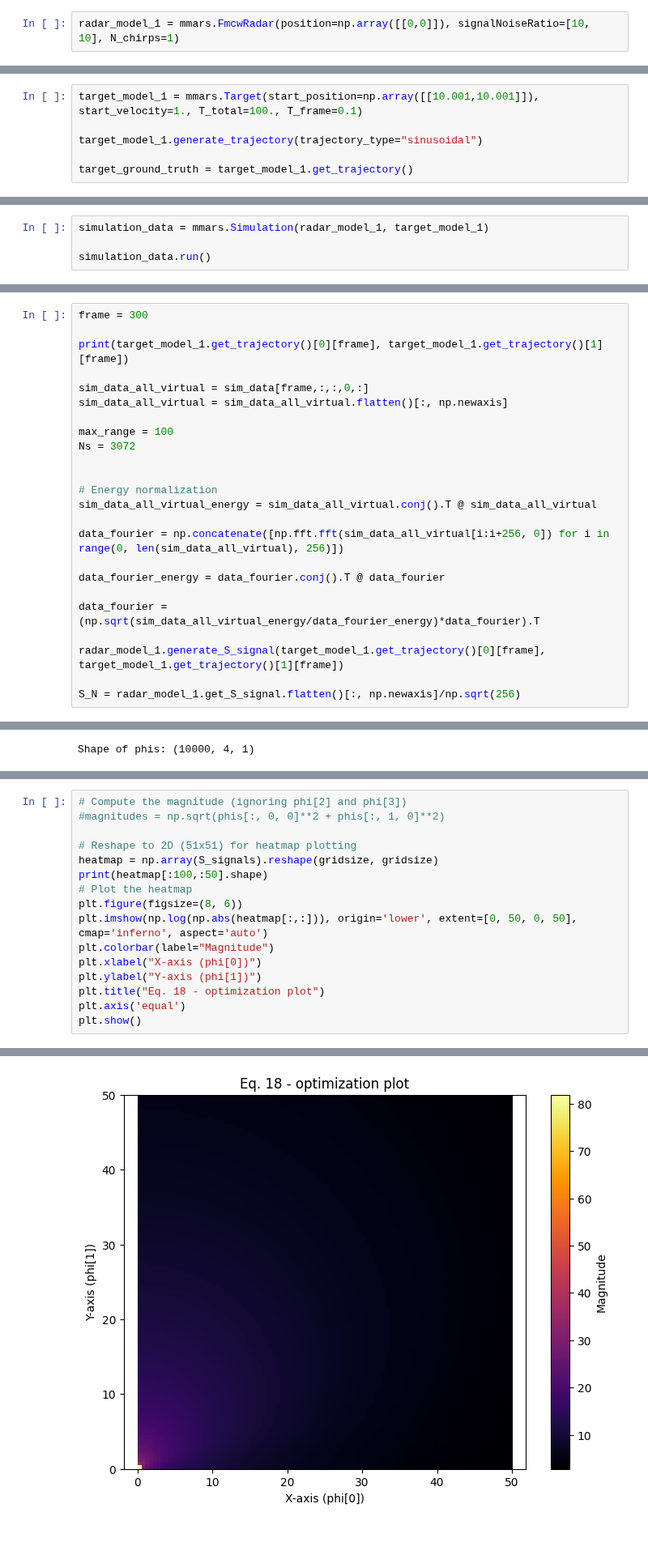
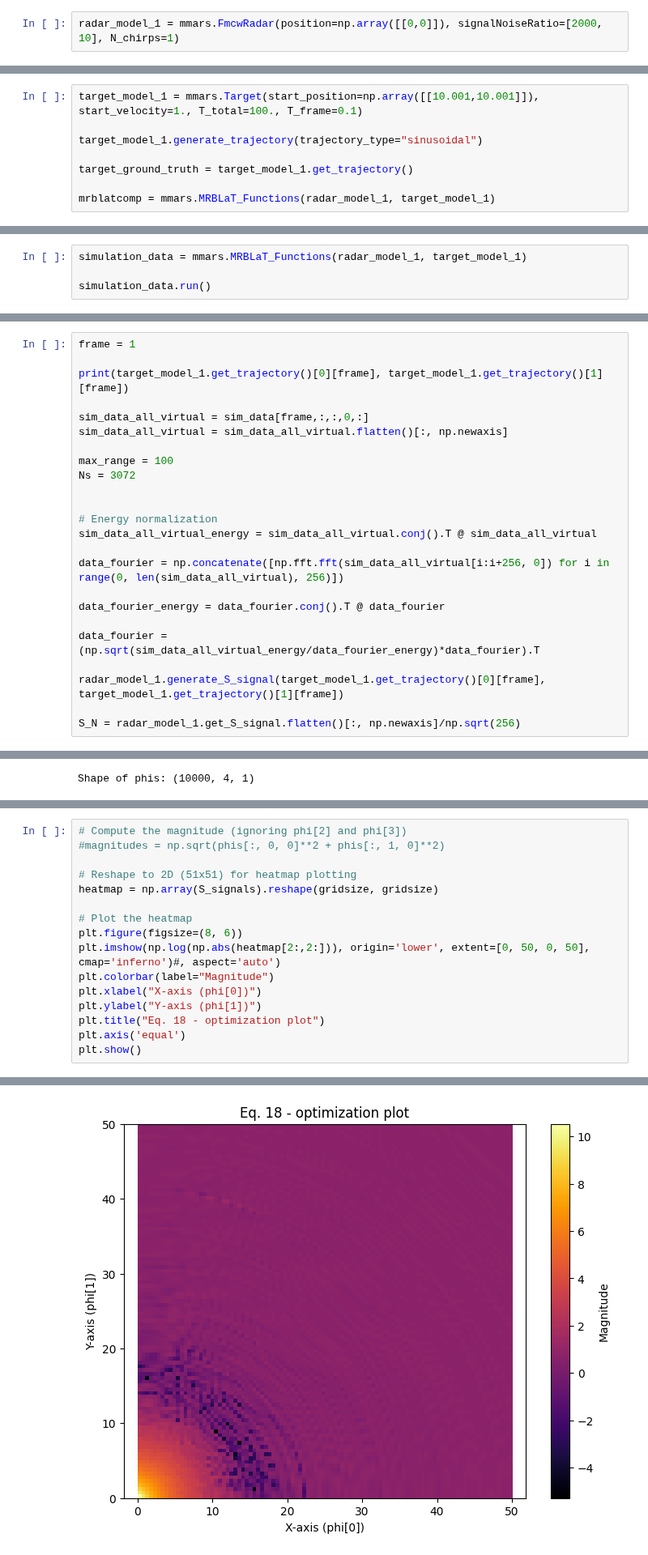
Before and after one commit to RHIMMELAND/MMARS, a Jupyter notebook: examples/MRBLaT_test.ipynb, the cells around one changed output, grey strips where cells are left out. Shown at 81% size. Cells and saved outputs as stored; diff of their text form.

Commit message:
Newest test file for MRBLaT

```diff
--- a/examples/MRBLaT_test.ipynb
+++ b/examples/MRBLaT_test.ipynb
@@ -42,5 +27,5 @@ plt.plot(np.abs(mrblatcomp.sinc(0,90).T))
 # %%
-radar_model_1 = mmars.FmcwRadar(position=np.array([[0,0]]), signalNoiseRatio=[10, 10], N_chirps=1)
+radar_model_1 = mmars.FmcwRadar(position=np.array([[0,0]]), signalNoiseRatio=[2000, 10], N_chirps=1)
 # %% [output]
 [[-0.02336045  0.        ]
  [-0.01557363  0.        ]
@@ -57,13 +42,15 @@ target_model_1 = mmars.Target(start_position=np.array([[10.001,10.001]]), start_
 target_model_1.generate_trajectory(trajectory_type="sinusoidal")
 
 target_ground_truth = target_model_1.get_trajectory()
+
+mrblatcomp = mmars.MRBLaT_Functions(radar_model_1, target_model_1)
 # %%
 plt.plot(target_ground_truth[0], target_ground_truth[1], label="Ground Truth", color="blue")
 # %% [output]
 [<matplotlib.lines.Line2D at 0x...>]
 [figure]
 # %%
-simulation_data = mmars.Simulation(radar_model_1, target_model_1)
+simulation_data = mmars.MRBLaT_Functions(radar_model_1, target_model_1)
 
 simulation_data.run()
 # %% [output]
@@ -71,7 +58,7 @@ Running simulation with <mmars.fmcwRadar.FmcwRadar object at 0x...> and <mmars.t
 # %%
 sim_data = simulation_data.get_data()
 # %%
-frame = 300
+frame = 1
 
 print(target_model_1.get_trajectory()[0][frame], target_model_1.get_trajectory()[1][frame])
 
@@ -260,10 +231,10 @@ for n in tqdm(range(len(phis))):
 
 # Reshape to 2D (51x51) for heatmap plotting
 heatmap = np.array(S_signals).reshape(gridsize, gridsize)
-print(heatmap[:100,:50].shape)
+
 # Plot the heatmap
 plt.figure(figsize=(8, 6))
-plt.imshow(np.log(np.abs(heatmap[:,:])), origin='lower', extent=[0, 50, 0, 50], cmap='inferno', aspect='auto')
+plt.imshow(np.log(np.abs(heatmap[2:,2:])), origin='lower', extent=[0, 50, 0, 50], cmap='inferno')#, aspect='auto')
 plt.colorbar(label="Magnitude")
 plt.xlabel("X-axis (phi[0])")
 plt.ylabel("Y-axis (phi[1])")
@@ -275,4 +245,4 @@ plt.show()
-[figure, old version]
+[figure, new version]
 # %%
 min_index = np.argmin(heatmap)
 min_index_2d = np.unravel_index(min_index, heatmap.shape)
```
Also changed, not shown: parts of 19 cells of this notebook.
